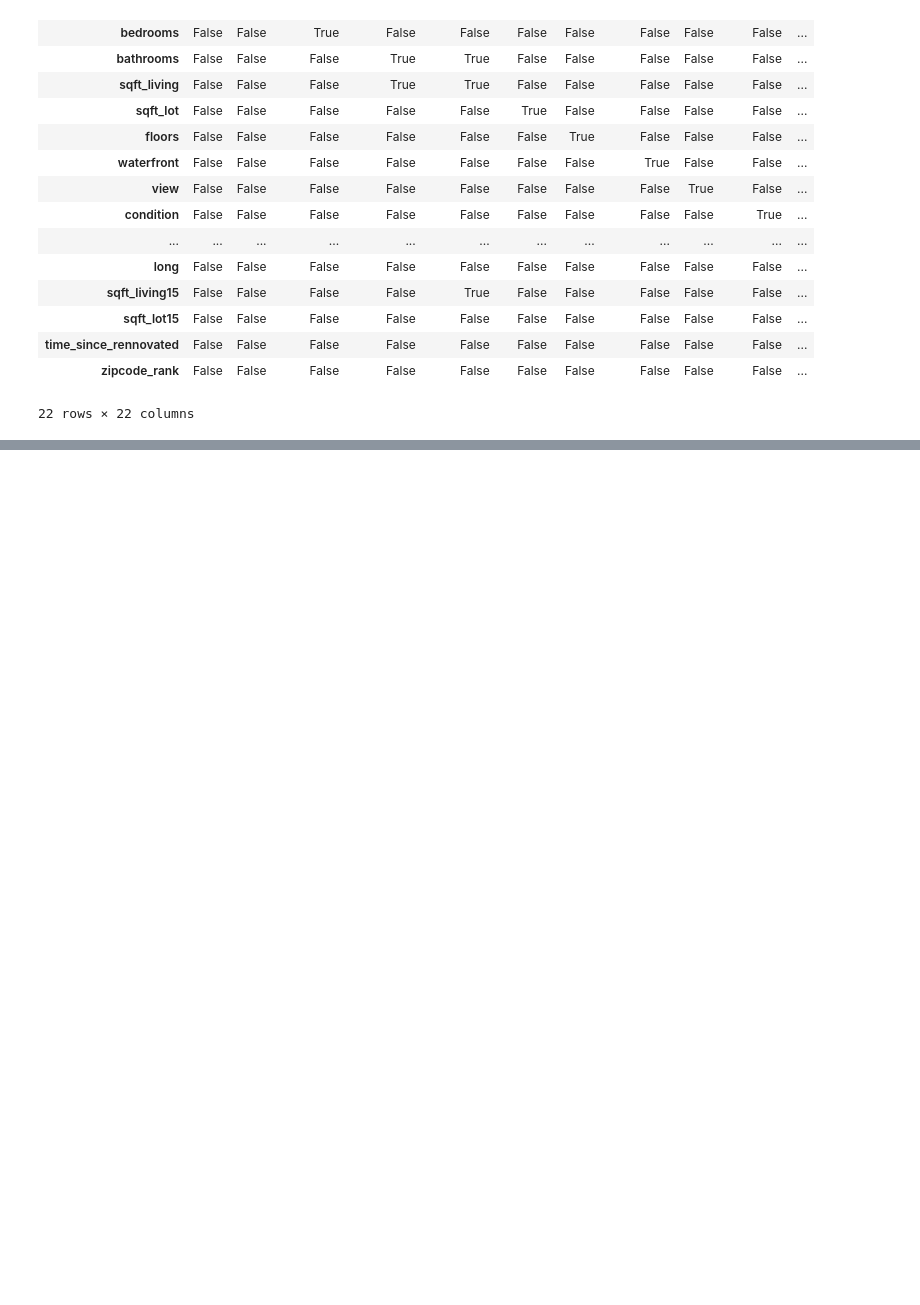
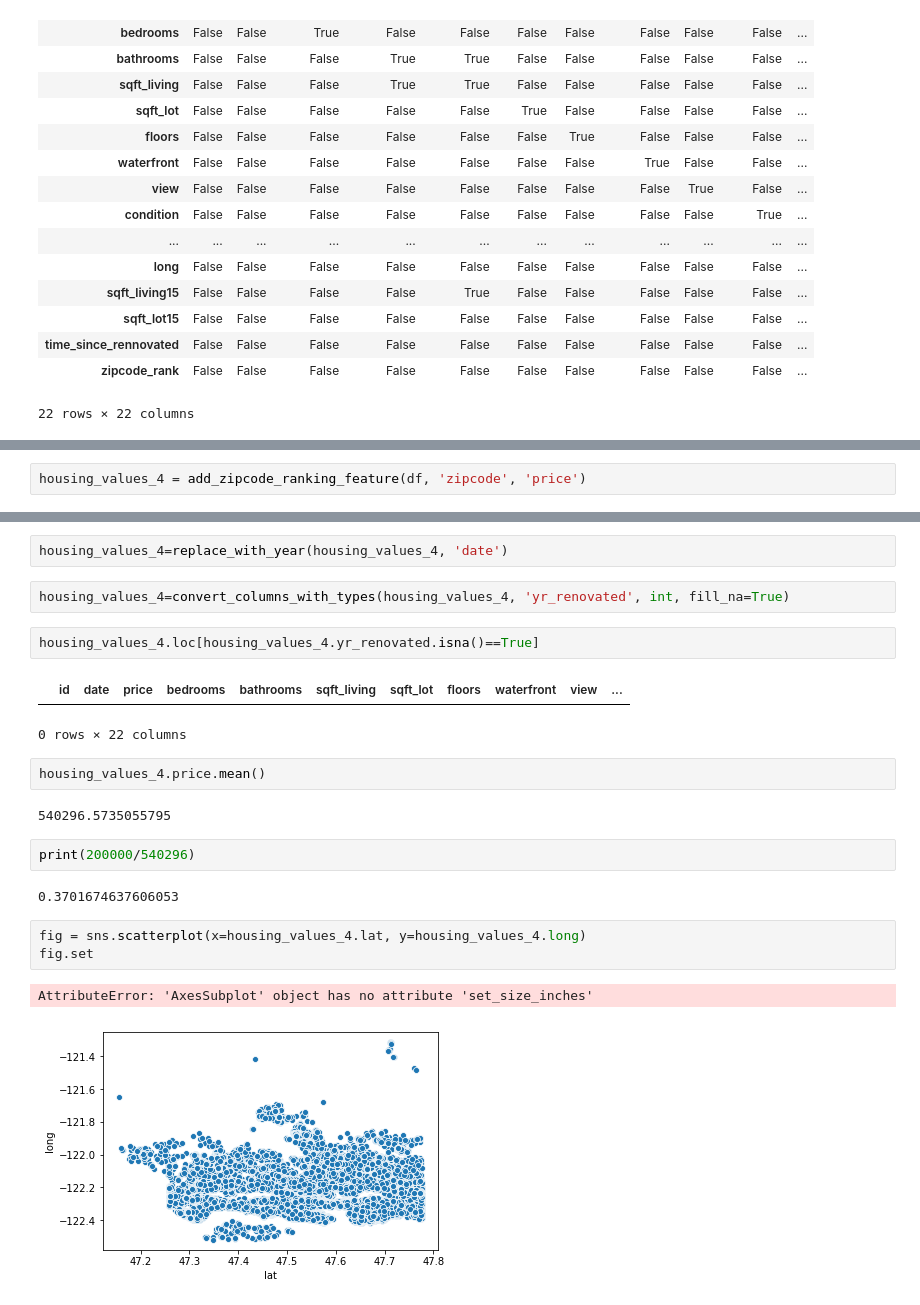
Before and after one commit to JoeDown/King-County-Linear-Regression-Price-Prediction, a Jupyter notebook: Joe-Scratch-Work.ipynb, the cells around one changed output, grey strips where cells are left out. Saved outputs shown, nothing was run; the diff lists cells and outputs as text; blank space fills up the shorter version.

```diff
--- a/Joe-Scratch-Work.ipynb
+++ b/Joe-Scratch-Work.ipynb
@@ -787,0 +818,2 @@ sns.heatmap(housing_values_3.drop(['id','date','price','view','floors','conditio
+# %%
+housing_values_4 = add_zipcode_ranking_feature(df, 'zipcode', 'price')
@@ -787,0 +850,23 @@ sns.heatmap(housing_values_3.drop(['id','date','price','view','floors','conditio
+# %%
+housing_values_4=replace_with_year(housing_values_4, 'date')
+# %%
+housing_values_4=convert_columns_with_types(housing_values_4, 'yr_renovated', int, fill_na=True)
+# %%
+housing_values_4.loc[housing_values_4.yr_renovated.isna()==True]
+# %% [output]
+|  | id | date | price | bedrooms | bathrooms | sqft_living | sqft_lot | floors | waterfront | view | ... |
+0 rows × 22 columns
+# %%
+housing_values_4.price.mean()
+# %% [output]
+540296.5735055795
+# %%
+print(200000/540296)
+# %% [output]
+0.3701674637606053
+# %%
+fig = sns.scatterplot(x=housing_values_4.lat, y=housing_values_4.long)
+fig.set
+# %% [output]
+AttributeError: 'AxesSubplot' object has no attribute 'set_size_inches'
+[figure, added]
```
Also changed, not shown: parts of 19 cells of this notebook, 1 other file.
